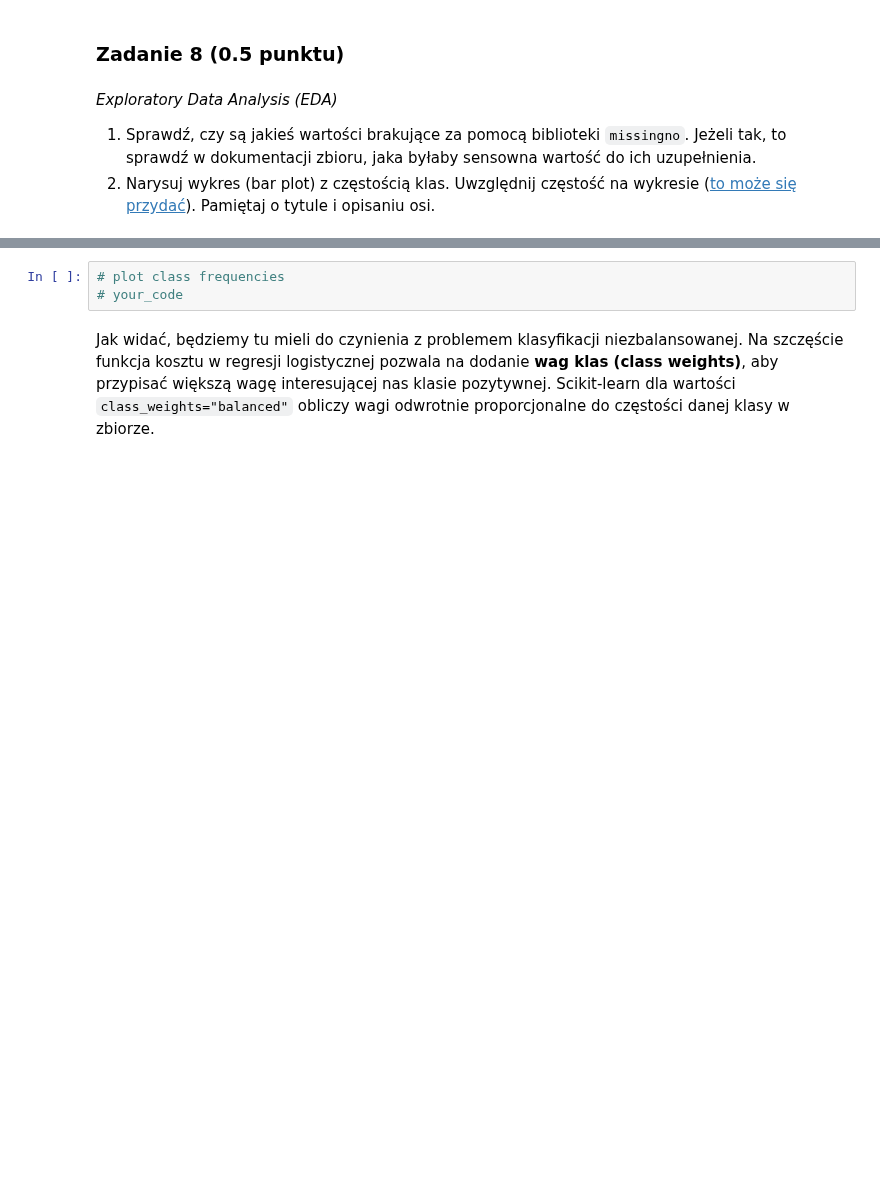
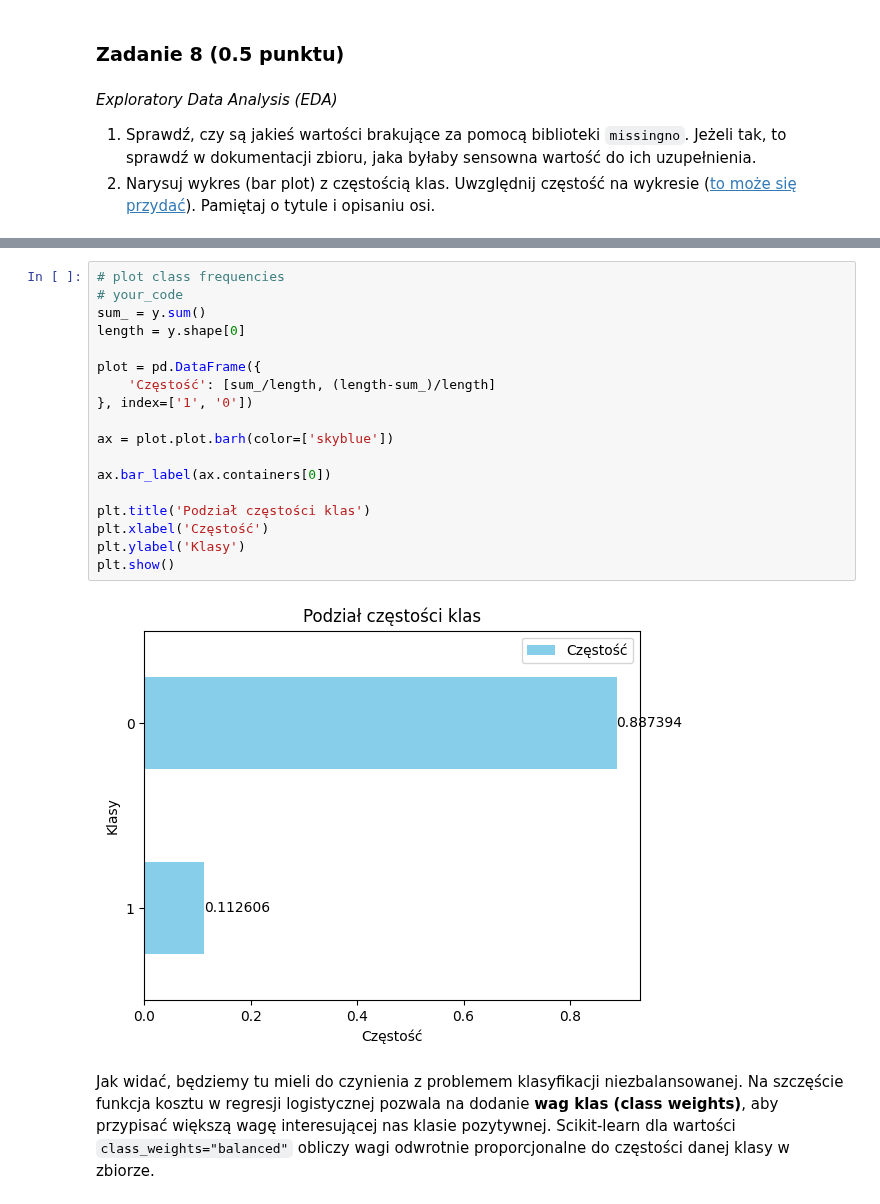
Before and after one commit to apohllo/sztuczna-inteligencja, a Jupyter notebook: lab1/lab_1.ipynb, the cells around one changed output, grey strips where cells are left out. Saved outputs shown, nothing was run; the diff lists cells and outputs as text; blank space fills up the shorter version.

```diff
--- a/lab1/lab_1.ipynb
+++ b/lab1/lab_1.ipynb
@@ -1042,6 +1228,23 @@ y = y.astype({"y": np.int64})
-# %%
-# plot class frequencies
-# your_code
+# %%
+# plot class frequencies
+# your_code
+sum_ = y.sum()
+length = y.shape[0]
+
+plot = pd.DataFrame({
+    'Częstość': [sum_/length, (length-sum_)/length]
+}, index=['1', '0'])
+
+ax = plot.plot.barh(color=['skyblue'])
+
+ax.bar_label(ax.containers[0])
+
+plt.title('Podział częstości klas')
+plt.xlabel('Częstość')
+plt.ylabel('Klasy')
+plt.show()
+# %% [output]
+[figure, added]
 # %% [markdown]
 Jak widać, będziemy tu mieli do czynienia z problemem klasyfikacji niezbalansowanej. Na szczęście funkcja kosztu w regresji logistycznej pozwala na dodanie **wag klas (class weights)**, aby przypisać większą wagę interesującej nas klasie pozytywnej. Scikit-learn dla wartości `class_weights="balanced"` obliczy wagi odwrotnie proporcjonalne do częstości danej klasy w zbiorze.
 # %% [markdown]
```
Also changed, not shown: parts of 55 cells of this notebook, 1 other file.
